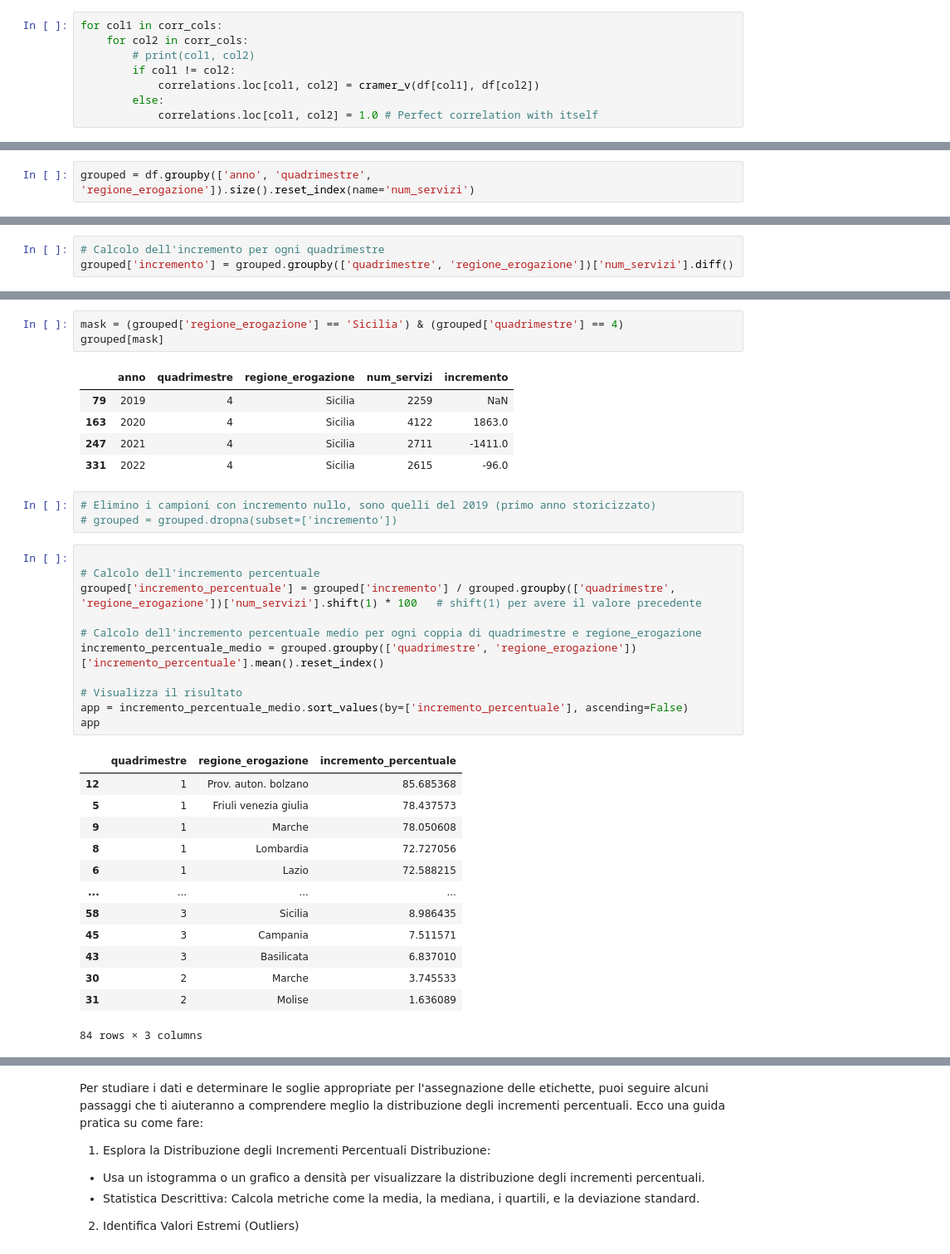
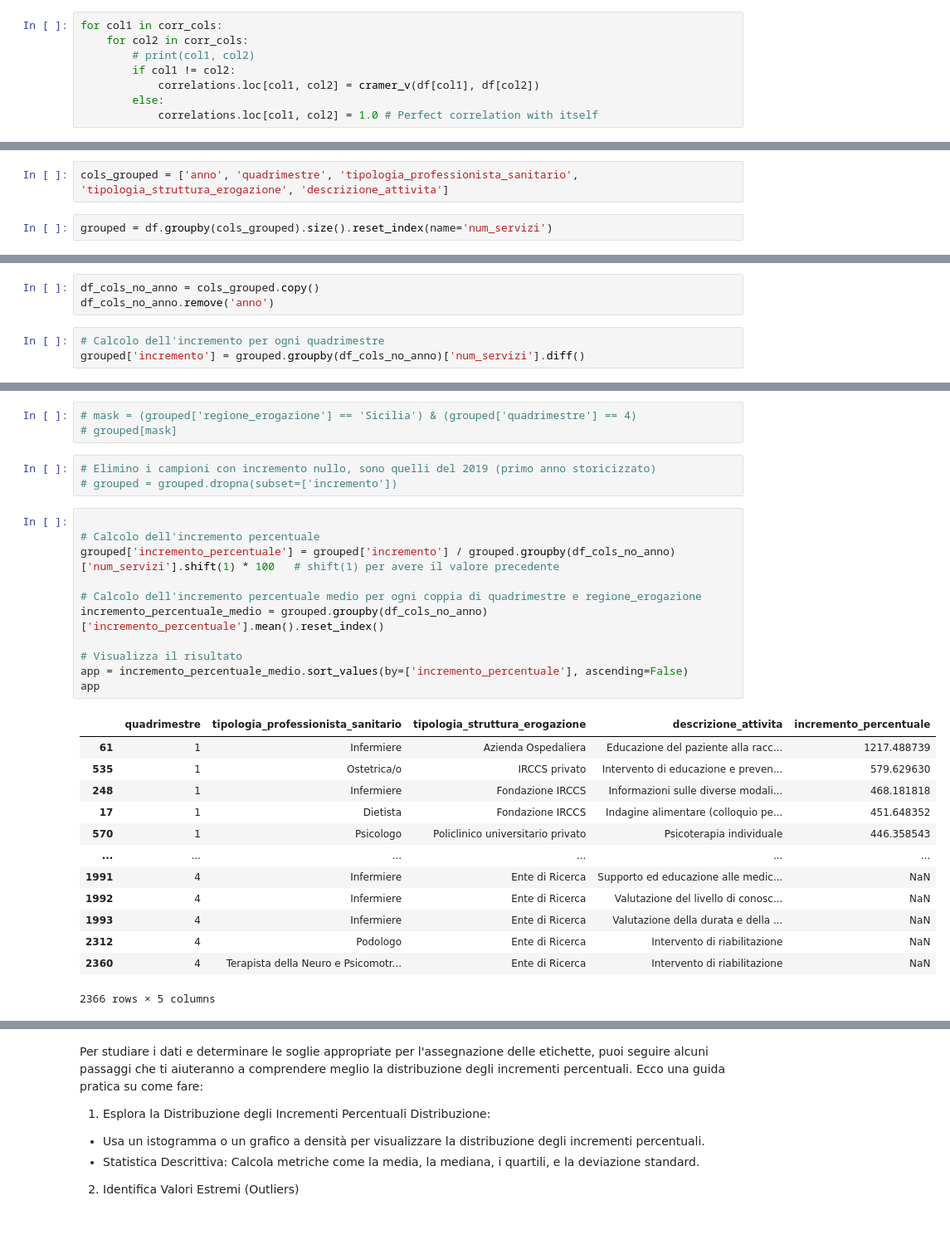
Before and after one commit to AlessiaRossi/Teleassistance-Supervised-Clustering, a Jupyter notebook: notebooks/EDA/feature_extraction_incremento_CORR.ipynb, the cells around one changed output, grey strips where cells are left out. Shown at 83% size. Saved outputs shown, nothing was run; the diff lists cells and outputs as text; blank space fills up the shorter version.

```diff
--- a/notebooks/EDA/feature_extraction_incremento_CORR.ipynb
+++ b/notebooks/EDA/feature_extraction_incremento_CORR.ipynb
@@ -95,5 +146,7 @@ plt.show()
+# %%
+cols_grouped = ['anno', 'quadrimestre', 'tipologia_professionista_sanitario', 'tipologia_struttura_erogazione', 'descrizione_attivita']
 # %%
-grouped = df.groupby(['anno', 'quadrimestre', 'regione_erogazione']).size().reset_index(name='num_servizi')
+grouped = df.groupby(cols_grouped).size().reset_index(name='num_servizi')
 # %%
 grouped.sort_values(by=['num_servizi'], ascending=True)
 # %% [output]
@@ -113,6 +166,9 @@ grouped.sort_values(by=['num_servizi'], ascending=True)
+# %%
+df_cols_no_anno = cols_grouped.copy()
+df_cols_no_anno.remove('anno')
 # %%
 # Calcolo dell'incremento per ogni quadrimestre
-grouped['incremento'] = grouped.groupby(['quadrimestre', 'regione_erogazione'])['num_servizi'].diff()
+grouped['incremento'] = grouped.groupby(df_cols_no_anno)['num_servizi'].diff()
 # %%
 grouped.sort_values(by=['incremento'], ascending=False)
 # %% [output]
@@ -132,38 +188,32 @@ grouped.sort_values(by=['incremento'], ascending=False)
 # %%
-mask = (grouped['regione_erogazione'] == 'Sicilia') & (grouped['quadrimestre'] == 4)
-grouped[mask]
+# mask = (grouped['regione_erogazione'] == 'Sicilia') & (grouped['quadrimestre'] == 4)
+# grouped[mask]
-# %% [output]
-|  | anno | quadrimestre | regione_erogazione | num_servizi | incremento |
-| 79 | 2019 | 4 | Sicilia | 2259 | NaN |
-| 163 | 2020 | 4 | Sicilia | 4122 | 1863.0 |
-| 247 | 2021 | 4 | Sicilia | 2711 | -1411.0 |
-| 331 | 2022 | 4 | Sicilia | 2615 | -96.0 |
 # %%
 # Elimino i campioni con incremento nullo, sono quelli del 2019 (primo anno storicizzato)
 # grouped = grouped.dropna(subset=['incremento'])
 # %%
 
 # Calcolo dell'incremento percentuale
-grouped['incremento_percentuale'] = grouped['incremento'] / grouped.groupby(['quadrimestre', 'regione_erogazione'])['num_servizi'].shift(1) * 100   # shift(1) per avere il valore precedente
+grouped['incremento_percentuale'] = grouped['incremento'] / grouped.groupby(df_cols_no_anno)['num_servizi'].shift(1) * 100   # shift(1) per avere il valore precedente
 
 # Calcolo dell'incremento percentuale medio per ogni coppia di quadrimestre e regione_erogazione
-incremento_percentuale_medio = grouped.groupby(['quadrimestre', 'regione_erogazione'])['incremento_percentuale'].mean().reset_index()
+incremento_percentuale_medio = grouped.groupby(df_cols_no_anno)['incremento_percentuale'].mean().reset_index()
 
 # Visualizza il risultato
 app = incremento_percentuale_medio.sort_values(by=['incremento_percentuale'], ascending=False)
 app
 # %% [output]
-|  | quadrimestre | regione_erogazione | incremento_percentuale |
-| 12 | 1 | Prov. auton. bolzano | 85.685368 |
-| 5 | 1 | Friuli venezia giulia | 78.437573 |
-| 9 | 1 | Marche | 78.050608 |
-| 8 | 1 | Lombardia | 72.727056 |
-| 6 | 1 | Lazio | 72.588215 |
-| ... | ... | ... | ... |
-| 58 | 3 | Sicilia | 8.986435 |
-| 45 | 3 | Campania | 7.511571 |
-| 43 | 3 | Basilicata | 6.837010 |
-| 30 | 2 | Marche | 3.745533 |
-| 31 | 2 | Molise | 1.636089 |
+|  | quadrimestre | tipologia_professionista_sanitario | tipologia_struttura_erogazione | descrizione_attivita | incremento_percentuale |
+| 61 | 1 | Infermiere | Azienda Ospedaliera | Educazione del paziente alla racc... | 1217.488739 |
+| 535 | 1 | Ostetrica/o | IRCCS privato | Intervento di educazione e preven... | 579.629630 |
+| 248 | 1 | Infermiere | Fondazione IRCCS | Informazioni sulle diverse modali... | 468.181818 |
+| 17 | 1 | Dietista | Fondazione IRCCS | Indagine alimentare (colloquio pe... | 451.648352 |
+| 570 | 1 | Psicologo | Policlinico universitario privato | Psicoterapia individuale | 446.358543 |
+| ... | ... | ... | ... | ... | ... |
+| 1991 | 4 | Infermiere | Ente di Ricerca | Supporto ed educazione alle medic... | NaN |
+| 1992 | 4 | Infermiere | Ente di Ricerca | Valutazione del livello di conosc... | NaN |
+| 1993 | 4 | Infermiere | Ente di Ricerca | Valutazione della durata e della ... | NaN |
+| 2312 | 4 | Podologo | Ente di Ricerca | Intervento di riabilitazione | NaN |
+| 2360 | 4 | Terapista della Neuro e Psicomotr... | Ente di Ricerca | Intervento di riabilitazione | NaN |
-84 rows × 3 columns
+2366 rows × 5 columns
 # %%
```
Also changed, not shown: parts of 19 cells of this notebook, 2 other files.
